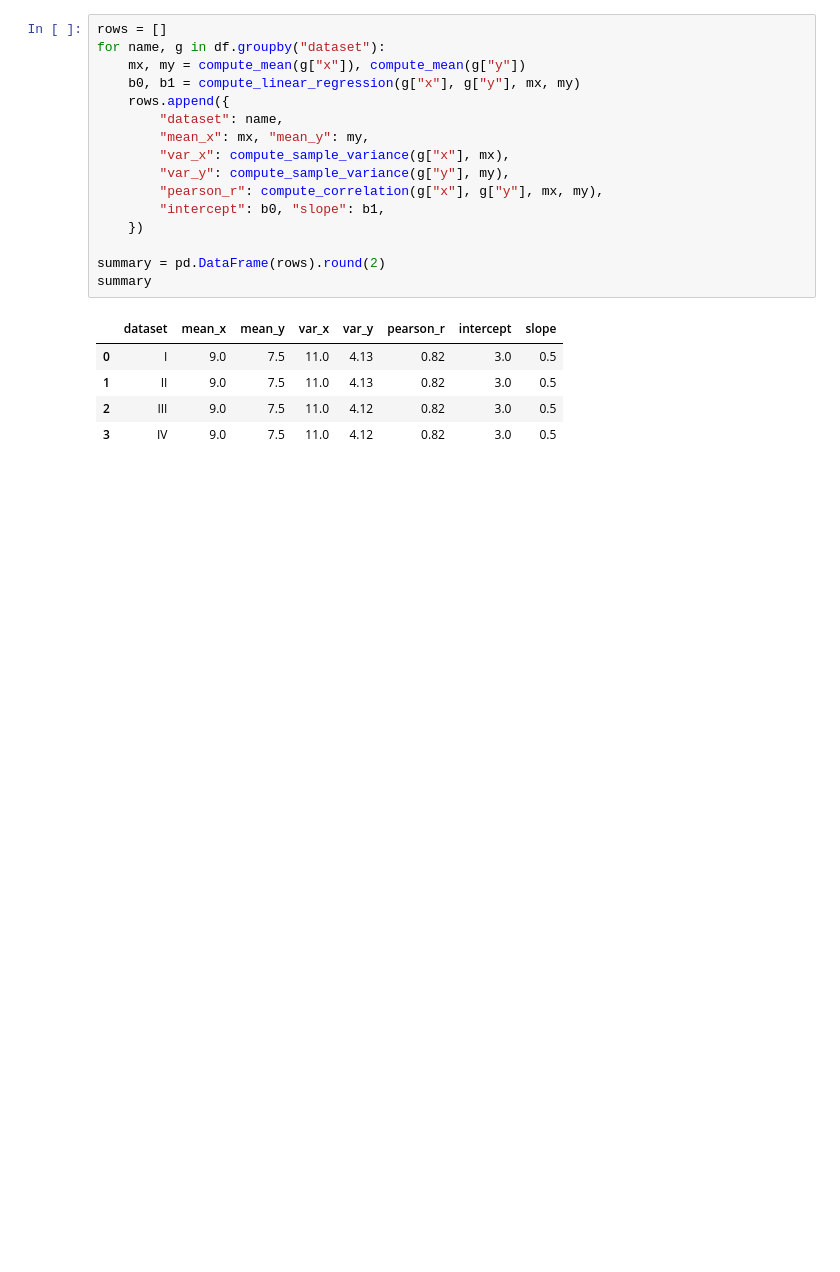
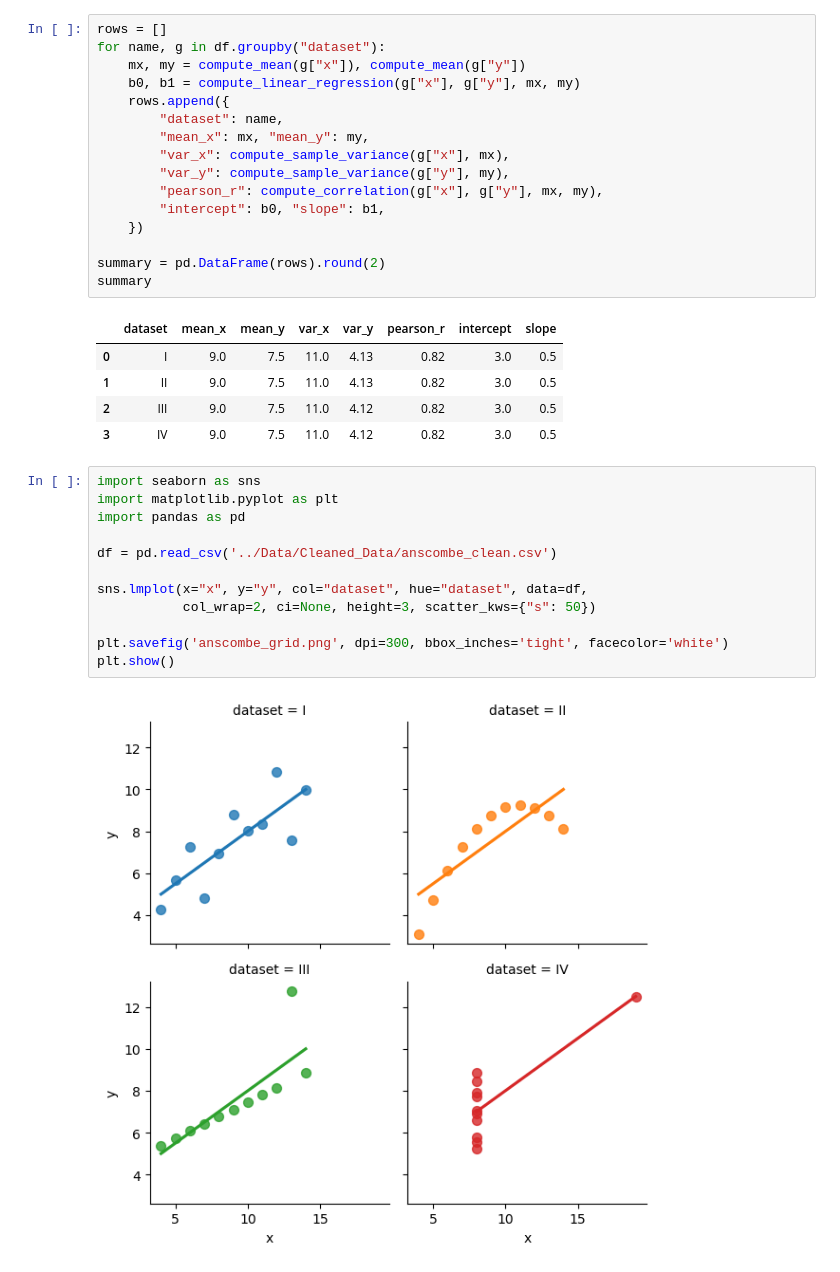
Before and after one commit to Anniendl/Same-Stats-Different-Graphs, a Jupyter notebook: Notebook/02_anscombe_stats_ritik.ipynb, the cells around one changed output. Cells and saved outputs as stored; diff of their text form; blank space fills up the shorter version.

```diff
--- a/Notebook/02_anscombe_stats_ritik.ipynb
+++ b/Notebook/02_anscombe_stats_ritik.ipynb
@@ -298,3 +298,17 @@ summary
 | 1 | II | 9.0 | 7.5 | 11.0 | 4.13 | 0.82 | 3.0 | 0.5 |
 | 2 | III | 9.0 | 7.5 | 11.0 | 4.12 | 0.82 | 3.0 | 0.5 |
 | 3 | IV | 9.0 | 7.5 | 11.0 | 4.12 | 0.82 | 3.0 | 0.5 |
+# %%
+import seaborn as sns
+import matplotlib.pyplot as plt
+import pandas as pd
+
+df = pd.read_csv('../Data/Cleaned_Data/anscombe_clean.csv')
+
+sns.lmplot(x="x", y="y", col="dataset", hue="dataset", data=df,
+           col_wrap=2, ci=None, height=3, scatter_kws={"s": 50})
+
+plt.savefig('anscombe_grid.png', dpi=300, bbox_inches='tight', facecolor='white')
+plt.show()
+# %% [output]
+[figure, added]
```
Also changed, not shown: 3 other files.
